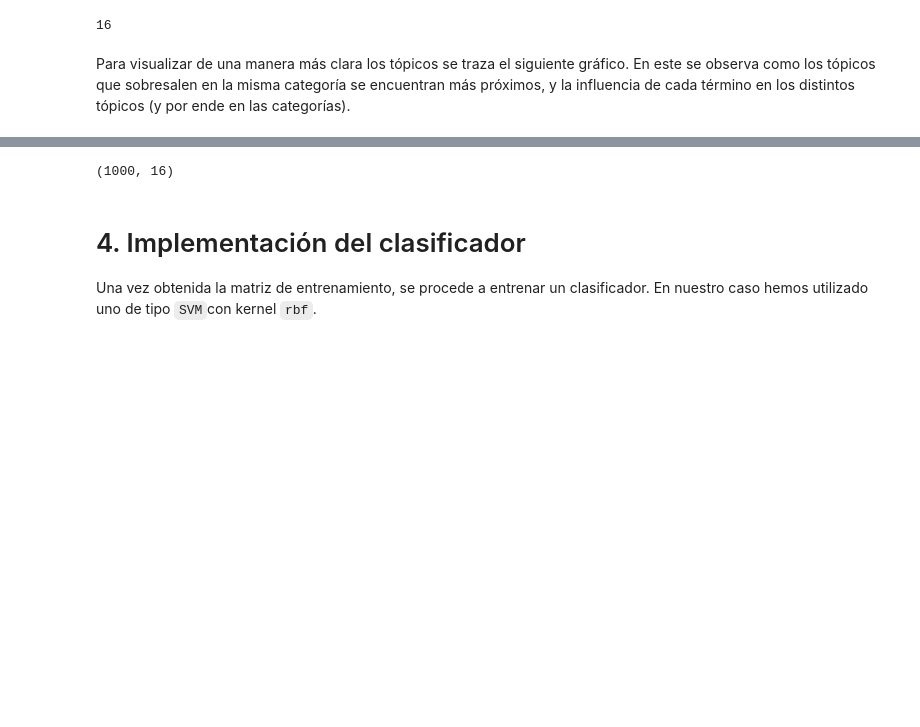
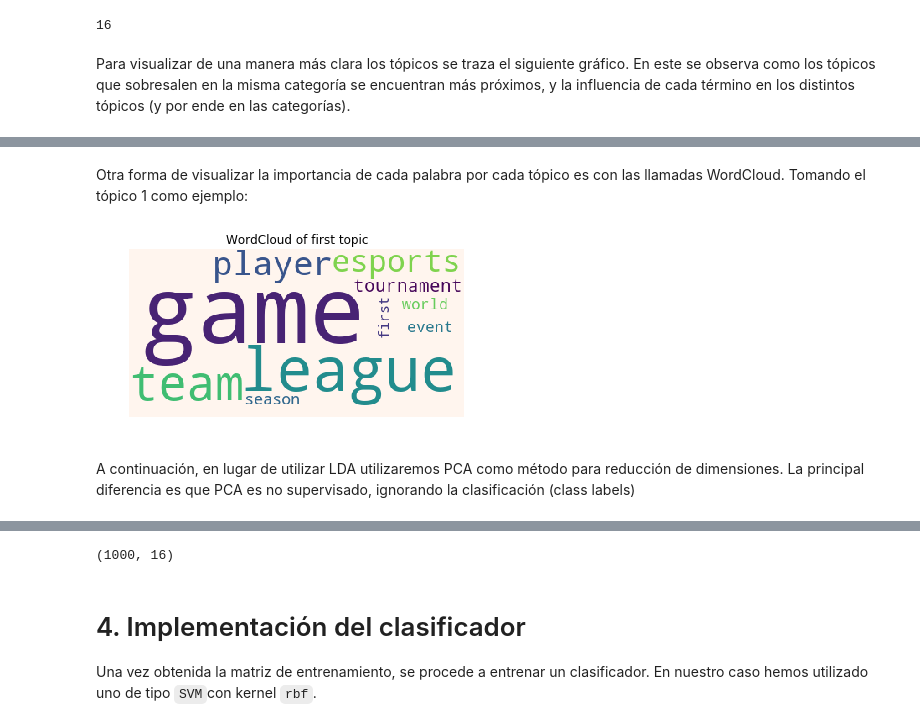
Before and after one commit to pabloizq96/Proyecto-Final---TD, a Jupyter notebook: Proyecto.ipynb, the cells around one changed output, grey strips where cells are left out. Cells and saved outputs as stored; diff of their text form; code cells hidden in the pictures; blank space fills up the shorter version.

```diff
--- a/Proyecto.ipynb
+++ b/Proyecto.ipynb
@@ -220,0 +223,9 @@ To retain the current behavior and silence the warning, pass sort=False
+# %%
+for i in range(0, ldag.num_topics):
+    temp = ldag.show_topic(i, 10)
+    terms = []
+    for term in temp:
+        terms.append(term)
+    print("Top 10 terms for topic #" + str(i+1) + ": " + ", ".join([i[0] for i in terms]))
+    if i==0:
+        terms0=terms
@@ -220,0 +249,23 @@ To retain the current behavior and silence the warning, pass sort=False
+# %% [markdown]
+Otra forma de visualizar la importancia de cada palabra por cada tópico es con las llamadas WordCloud. Tomando el tópico 1 como ejemplo:
+# %%
+from os import path
+import matplotlib.pyplot as plt
+from wordcloud import WordCloud
+
+def terms_to_wordcounts(terms, multiplier=1000):
+    return  " ".join([" ".join(int(multiplier*i[1]) * [i[0]]) for i in terms])
+
+wordcloud = WordCloud(collocations=False, background_color='seashell').generate(terms_to_wordcounts(terms0))
+
+plt.imshow(wordcloud)
+plt.title("WordCloud of first topic")
+plt.axis("off")
+plt.savefig("terms1")
+
+#plt.close()
+# %% [output]
+[figure, added]
+# %% [markdown]
+A continuación, en lugar de utilizar LDA utilizaremos PCA como método para reducción de dimensiones. La principal diferencia es que PCA
+es no supervisado, ignorando la clasificación (class labels)
```
Also changed, not shown: parts of 11 cells of this notebook.
